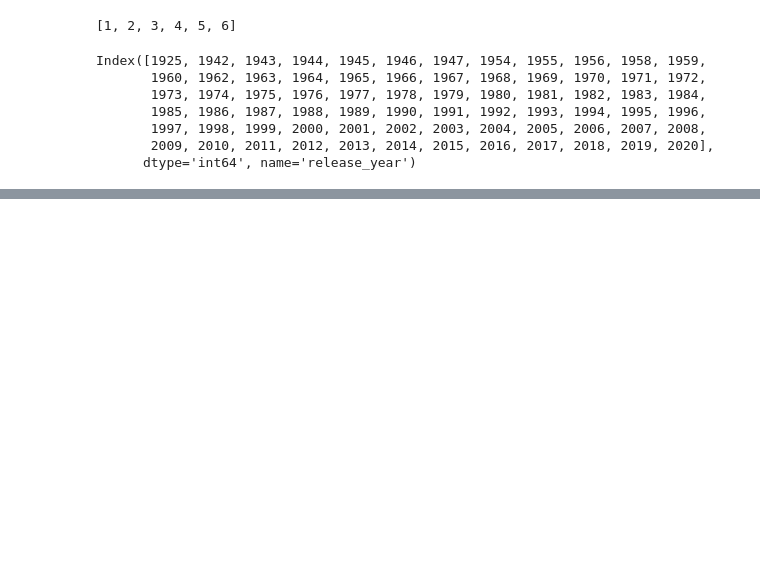
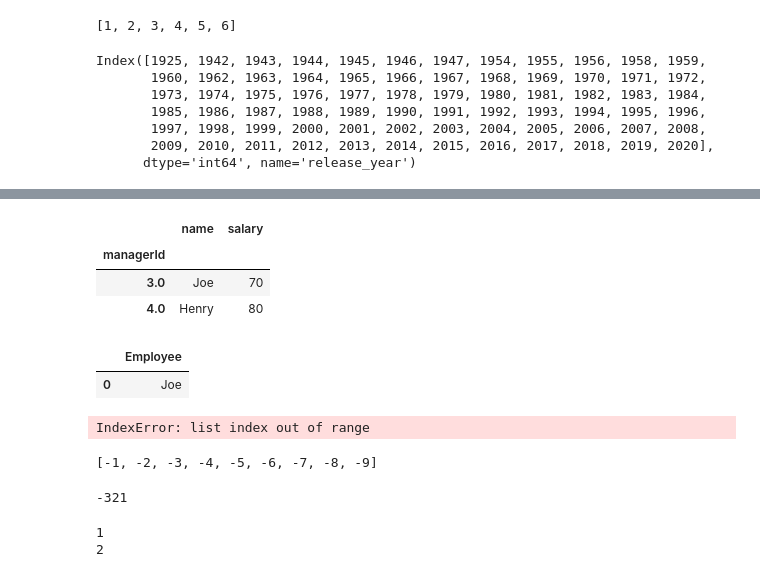
Before and after one commit to kc-011/Netlix-Titles-Dashboard, a Jupyter notebook: stuff.ipynb, the cells around one changed output, grey strips where cells are left out. Cells and saved outputs as stored; diff of their text form; code cells hidden in the pictures; blank space fills up the shorter version.

```diff
--- a/stuff.ipynb
+++ b/stuff.ipynb
@@ -129,0 +182,63 @@ Index([1925, 1942, 1943, 1944, 1945, 1946, 1947, 1954, 1955, 1956, 1958, 1959,
+# %%
+fil_df = df5[df5['managerId'].isin(df5.index)]
+#fil_df['managerId'] = fil_df['managerId'].astype('Int64')
+fil_df.set_index('managerId',inplace=True)
+#fil_df.drop('id',axis=1)
+fil_df
+# %% [output]
+|  | name | salary |
+| managerId |  |  |
+| 3.0 | Joe | 70 |
+| 4.0 | Henry | 80 |
+# %%
+ok = fil_df.join(df5,how='inner',lsuffix='_emp',rsuffix='_manager')
+empnam = ok['name_emp'][ok['salary_emp']>ok['salary_manager']]
+okay = pd.DataFrame({'Employee':empnam}).reset_index().drop(columns='managerId')
+okay
+# %% [output]
+|  | Employee |
+| 0 | Joe |
+# %%
+nums = [0,0,1,1,1,2,2,2,3,3,4]
+lenn = len(nums)
+
+for i in range(-1,-lenn,-1):
+    lenn = len(nums)
+    if nums[i] in nums[:i]:
+        del nums[i]
+nums
+# %% [output]
+IndexError: list index out of range
+# %%
+lst = list(range(-1,-11,-1))
+lst[:-1]
+# %% [output]
+[-1, -2, -3, -4, -5, -6, -7, -8, -9]
+# %%
+x = -123
+x = str(x)
+signed = -1 if '-' in x else 1
+x = x.strip('-')
+y = x[::-1]
+y = int(y) * signed
+if pow(-2,31) <= y <= pow(2,31):
+    print(y)
+else:
+    print(0)
+# %% [output]
+-321
+# %%
+nums=[1,0.0100,2]
+for i in range(0,len(nums)):
+    x = list(str(nums[i]).strip('0'))
+    if '.' in x:
+        x.remove('.')
+    # y = list(x)
+    val = 0
+    for j in x:
+        val+=int(j)
+    if i == val:
+        print(i)
+# %% [output]
+1
+2
```
Also changed, not shown: parts of 22 cells of this notebook, 2 other files.
